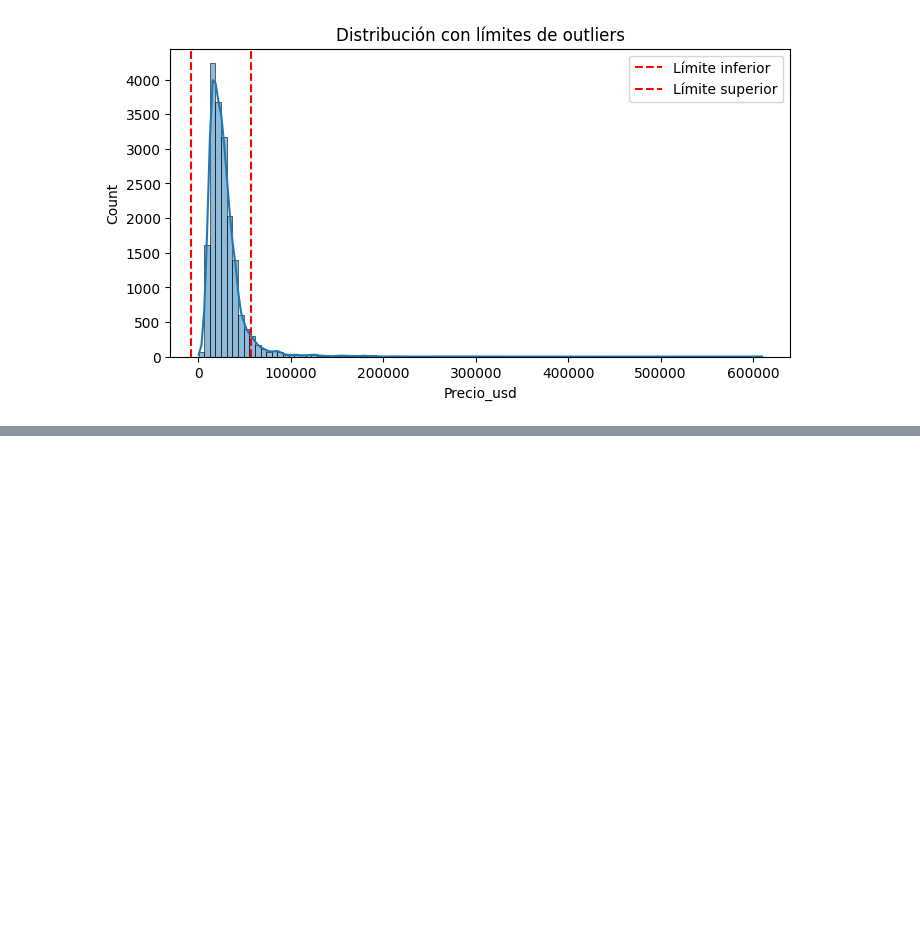
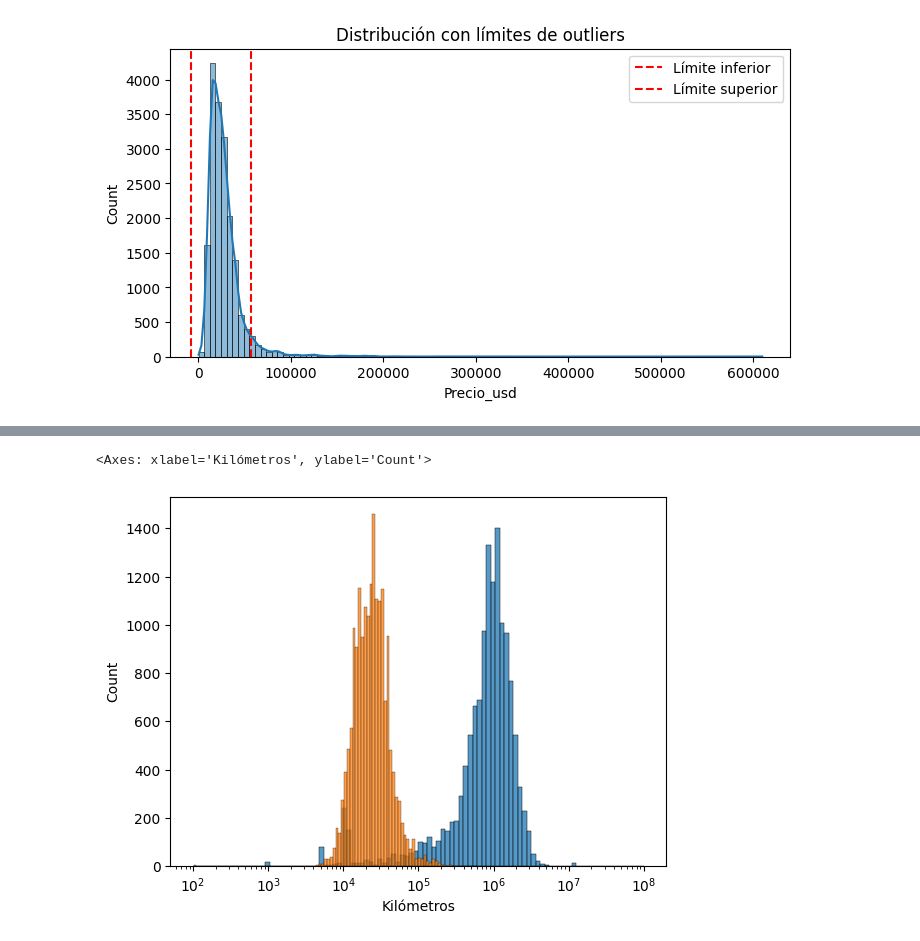
Before and after one commit to matilein/ProyectoML, a Jupyter notebook: datasetintermedio.ipynb, the cells around one changed output, grey strips where cells are left out. Saved outputs shown, nothing was run; the diff lists cells and outputs as text; code cells hidden in the pictures; blank space fills up the shorter version.

Commit message:
los subo para bajar tus cambios

```diff
--- a/datasetintermedio.ipynb
+++ b/datasetintermedio.ipynb
@@ -426,34 +375,0 @@ plt.show()
-# %%
-import matplotlib.pyplot as plt
-import seaborn as sns
-from sklearn.decomposition import PCA
-from sklearn.preprocessing import StandardScaler
-from sklearn.cluster import DBSCAN
-import pandas as pd
-
-# 1. Escalar los datos
-scaler = StandardScaler()
-X_scaled = scaler.fit_transform(X)
-
-# 2. DBSCAN
-db = DBSCAN(eps=4.5, min_samples=4)
-labels = db.fit_predict(X_scaled)
-
-# 3. Etiquetas binarias (0: normal, 1: outlier)
-df['es_outlier'] = (labels == -1).astype(int)
-
-# 4. Reducción de dimensión para graficar
-pca = PCA(n_components=2)
-X_pca = pca.fit_transform(X_scaled)
-
-# 5. graficar
-df_plot = pd.DataFrame(X_pca, columns=['PC1', 'PC2'])
-df_plot['Outlier'] = df['es_outlier'].map({0: "Normal", 1: "Outlier"})
-
-# 6. Plot
-plt.figure(figsize=(8, 6))
-sns.scatterplot(data=df_plot, x='PC1', y='PC2', hue='Outlier',
-                palette={"Normal": "blue", "Outlier": "red"}, alpha=0.6)
-plt.title("Detección de Outliers con DBSCAN")
-plt.tight_layout()
-plt.show()
@@ -526,0 +376,7 @@ plt.show()
+# %%
+import seaborn as sns
+sns.histplot(df['Kilómetros'], bins=100, log_scale=True)
+sns.histplot(df['Precio_usd'], bins=100, log_scale=True)
+# %% [output]
+<Axes: xlabel='Kilómetros', ylabel='Count'>
+[figure, added]
```
Also changed, not shown: parts of 9 cells of this notebook, 4 other files.
